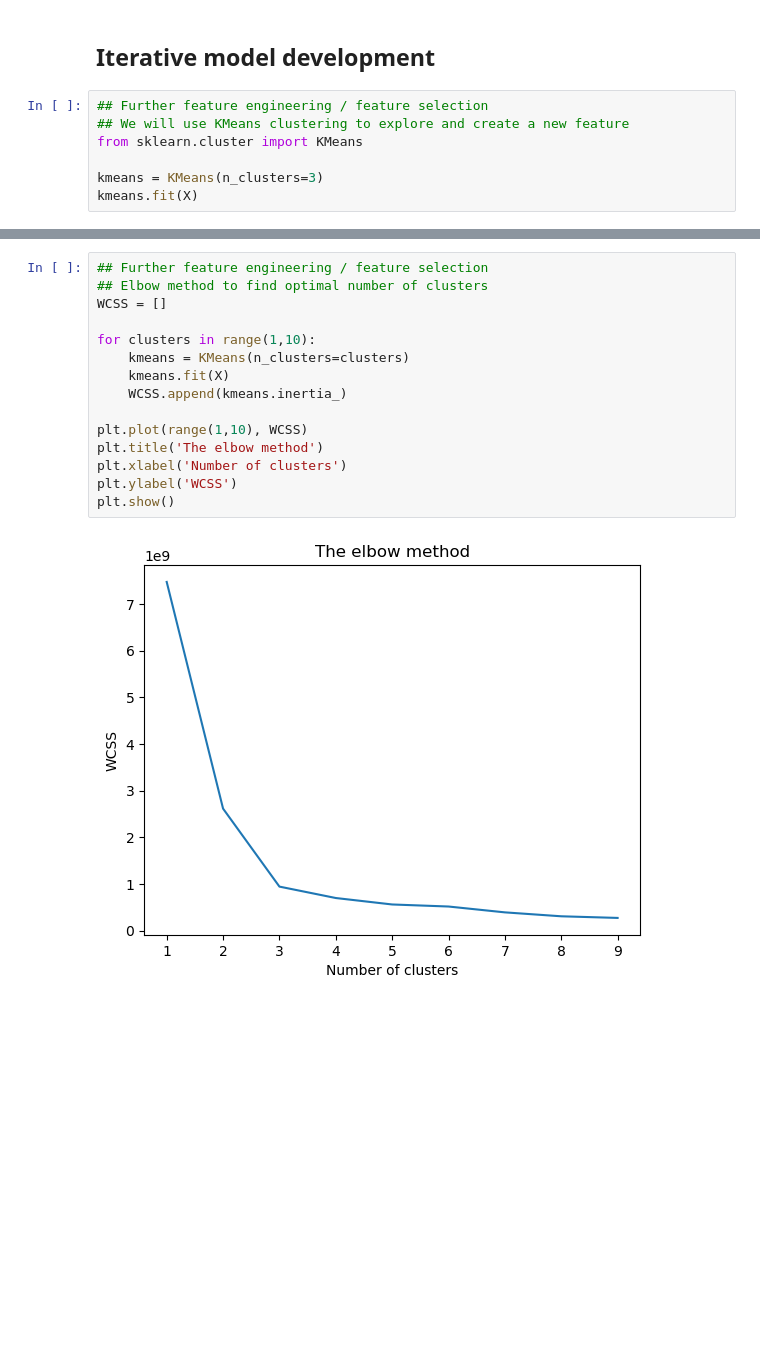
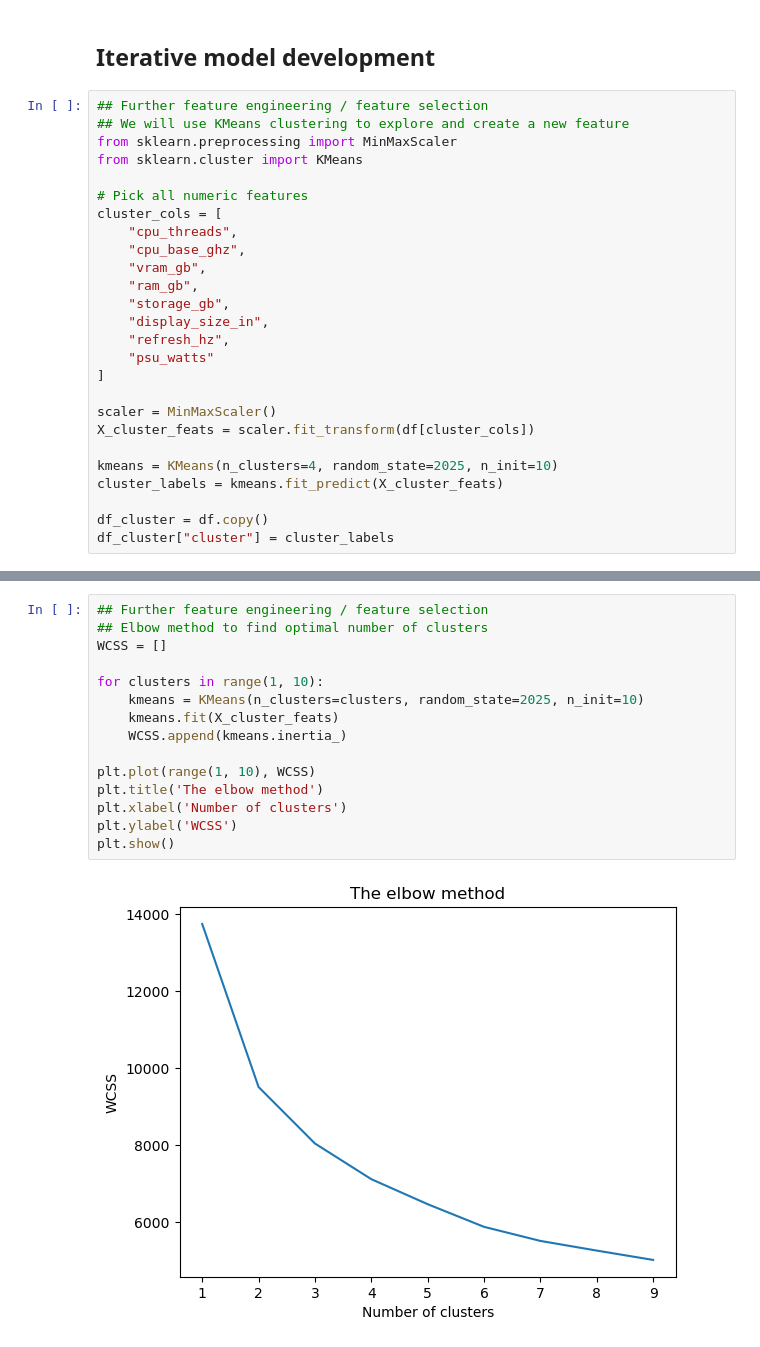
Before and after one commit to TPsengkang/mldp-project, a Jupyter notebook: MLDP Program Codes Submission Template.ipynb, the cells around one changed output, grey strips where cells are left out. Saved outputs shown, nothing was run; the diff lists cells and outputs as text; blank space fills up the shorter version.

```diff
--- a/MLDP Program Codes Submission Template.ipynb
+++ b/MLDP Program Codes Submission Template.ipynb
@@ -702,7 +700,26 @@ array([1605.5672118])
 # %%
 ## Further feature engineering / feature selection
 ## We will use KMeans clustering to explore and create a new feature
+from sklearn.preprocessing import MinMaxScaler
 from sklearn.cluster import KMeans
 
-kmeans = KMeans(n_clusters=3)
-kmeans.fit(X)
+# Pick all numeric features
+cluster_cols = [
+    "cpu_threads",
+    "cpu_base_ghz",
+    "vram_gb",
+    "ram_gb",
+    "storage_gb",
+    "display_size_in",
+    "refresh_hz",
+    "psu_watts"
+]
+
+scaler = MinMaxScaler()
+X_cluster_feats = scaler.fit_transform(df[cluster_cols])
+
+kmeans = KMeans(n_clusters=4, random_state=2025, n_init=10)
+cluster_labels = kmeans.fit_predict(X_cluster_feats)
+
+df_cluster = df.copy()
+df_cluster["cluster"] = cluster_labels
@@ -739,17 +751,17 @@ fig.show()
 # %%
 ## Further feature engineering / feature selection
 ## Elbow method to find optimal number of clusters
 WCSS = []
 
-for clusters in range(1,10):
-    kmeans = KMeans(n_clusters=clusters)
-    kmeans.fit(X)
+for clusters in range(1, 10):
+    kmeans = KMeans(n_clusters=clusters, random_state=2025, n_init=10)
+    kmeans.fit(X_cluster_feats)
     WCSS.append(kmeans.inertia_)
 
-plt.plot(range(1,10), WCSS)
+plt.plot(range(1, 10), WCSS)
 plt.title('The elbow method')
 plt.xlabel('Number of clusters')
 plt.ylabel('WCSS')
 plt.show()
 # %% [output]
-[figure, old version]
+[figure, new version]
```
Also changed, not shown: parts of 19 cells of this notebook.
